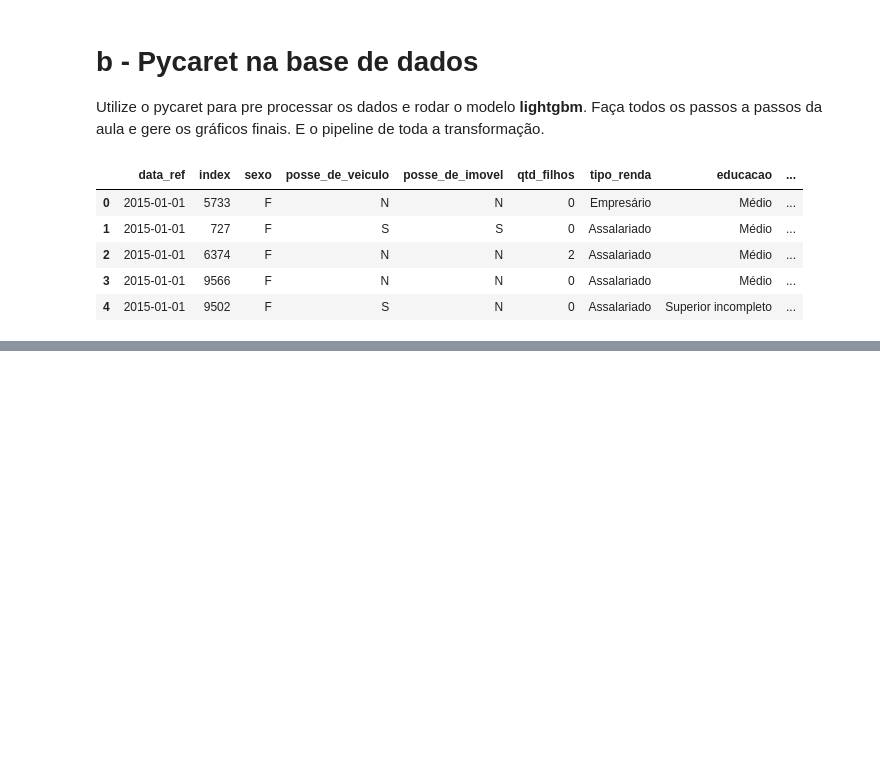
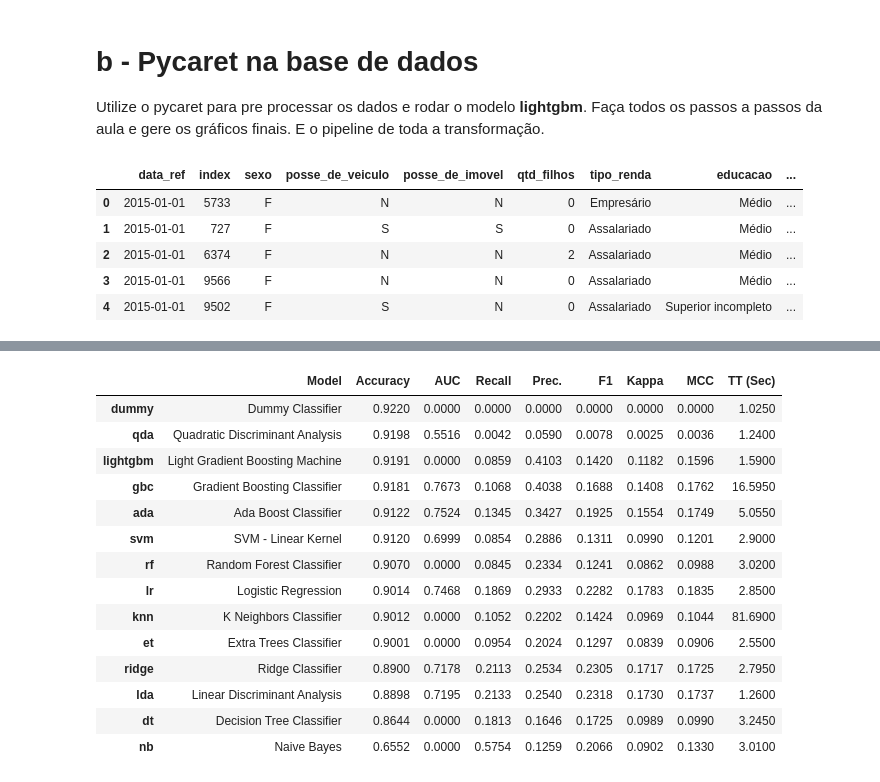
Before and after one commit to PedroHang/Scikit_Pipeline, a Jupyter notebook: Exercise.ipynb, the cells around one changed output, grey strips where cells are left out. Drawn from its saved outputs; the diff is of its cells as text; code cells hidden in the pictures; blank space fills up the shorter version.

```diff
--- a/Exercise.ipynb
+++ b/Exercise.ipynb
@@ -697,0 +714,3 @@ ModuleNotFoundError: No module named 'pycaret'
+# %%
+best_model = compare_models(fold=2)
+# %% [output]
@@ -698,2 +718,17 @@ ModuleNotFoundError: No module named 'pycaret'
+|  | Model | Accuracy | AUC | Recall | Prec. | F1 | Kappa | MCC | TT (Sec) |
+| dummy | Dummy Classifier | 0.9220 | 0.0000 | 0.0000 | 0.0000 | 0.0000 | 0.0000 | 0.0000 | 1.0250 |
+| qda | Quadratic Discriminant Analysis | 0.9198 | 0.5516 | 0.0042 | 0.0590 | 0.0078 | 0.0025 | 0.0036 | 1.2400 |
+| lightgbm | Light Gradient Boosting Machine | 0.9191 | 0.0000 | 0.0859 | 0.4103 | 0.1420 | 0.1182 | 0.1596 | 1.5900 |
+| gbc | Gradient Boosting Classifier | 0.9181 | 0.7673 | 0.1068 | 0.4038 | 0.1688 | 0.1408 | 0.1762 | 16.5950 |
+| ada | Ada Boost Classifier | 0.9122 | 0.7524 | 0.1345 | 0.3427 | 0.1925 | 0.1554 | 0.1749 | 5.0550 |
+| svm | SVM - Linear Kernel | 0.9120 | 0.6999 | 0.0854 | 0.2886 | 0.1311 | 0.0990 | 0.1201 | 2.9000 |
+| rf | Random Forest Classifier | 0.9070 | 0.0000 | 0.0845 | 0.2334 | 0.1241 | 0.0862 | 0.0988 | 3.0200 |
+| lr | Logistic Regression | 0.9014 | 0.7468 | 0.1869 | 0.2933 | 0.2282 | 0.1783 | 0.1835 | 2.8500 |
+| knn | K Neighbors Classifier | 0.9012 | 0.0000 | 0.1052 | 0.2202 | 0.1424 | 0.0969 | 0.1044 | 81.6900 |
+| et | Extra Trees Classifier | 0.9001 | 0.0000 | 0.0954 | 0.2024 | 0.1297 | 0.0839 | 0.0906 | 2.5500 |
+| ridge | Ridge Classifier | 0.8900 | 0.7178 | 0.2113 | 0.2534 | 0.2305 | 0.1717 | 0.1725 | 2.7950 |
+| lda | Linear Discriminant Analysis | 0.8898 | 0.7195 | 0.2133 | 0.2540 | 0.2318 | 0.1730 | 0.1737 | 1.2600 |
+| dt | Decision Tree Classifier | 0.8644 | 0.0000 | 0.1813 | 0.1646 | 0.1725 | 0.0989 | 0.0990 | 3.2450 |
+| nb | Naive Bayes | 0.6552 | 0.0000 | 0.5754 | 0.1259 | 0.2066 | 0.0902 | 0.1330 | 3.0100 |
 # %%
 xxx = create_model('xxx')
```
Also changed, not shown: parts of 15 cells of this notebook, 1 other file.
